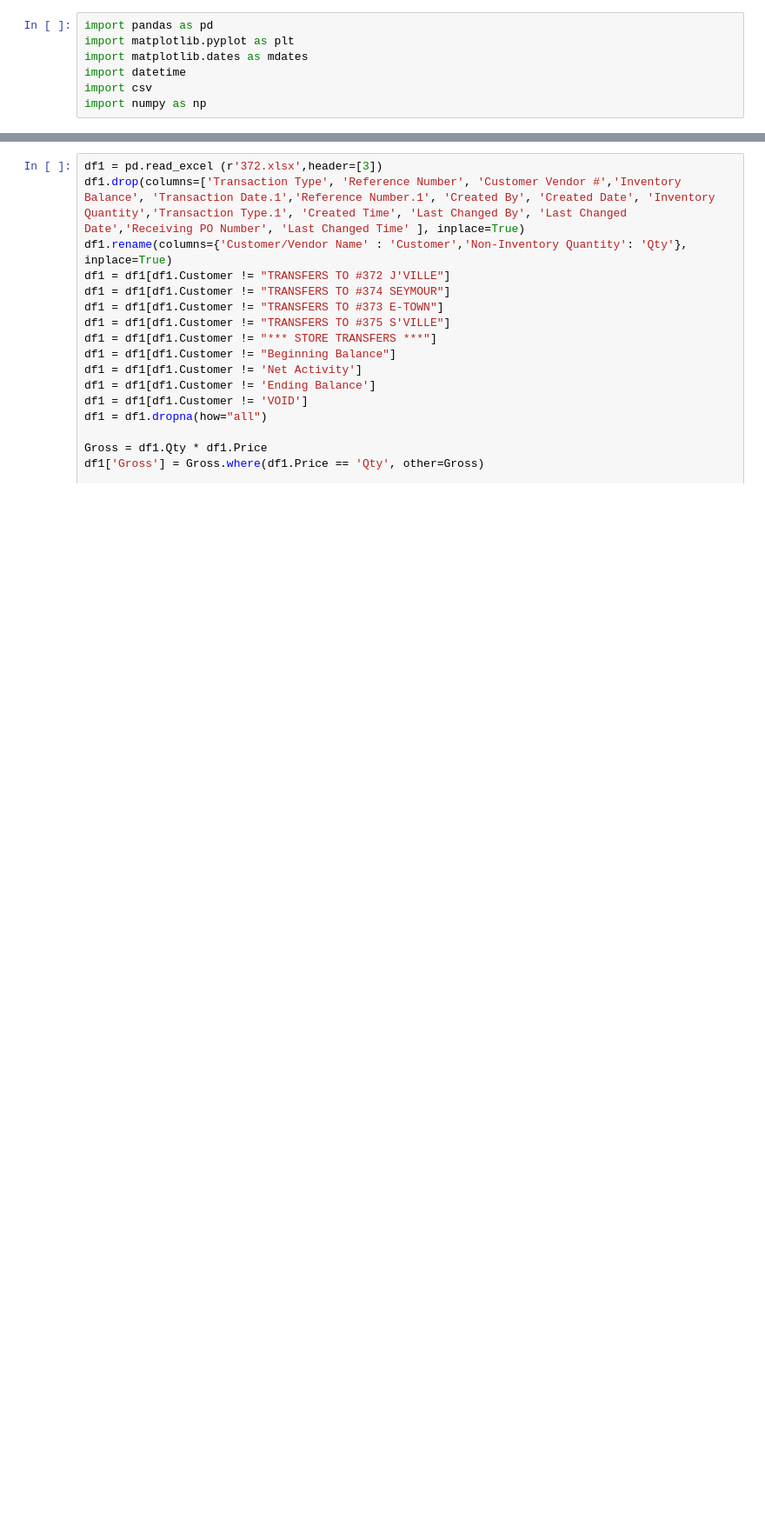
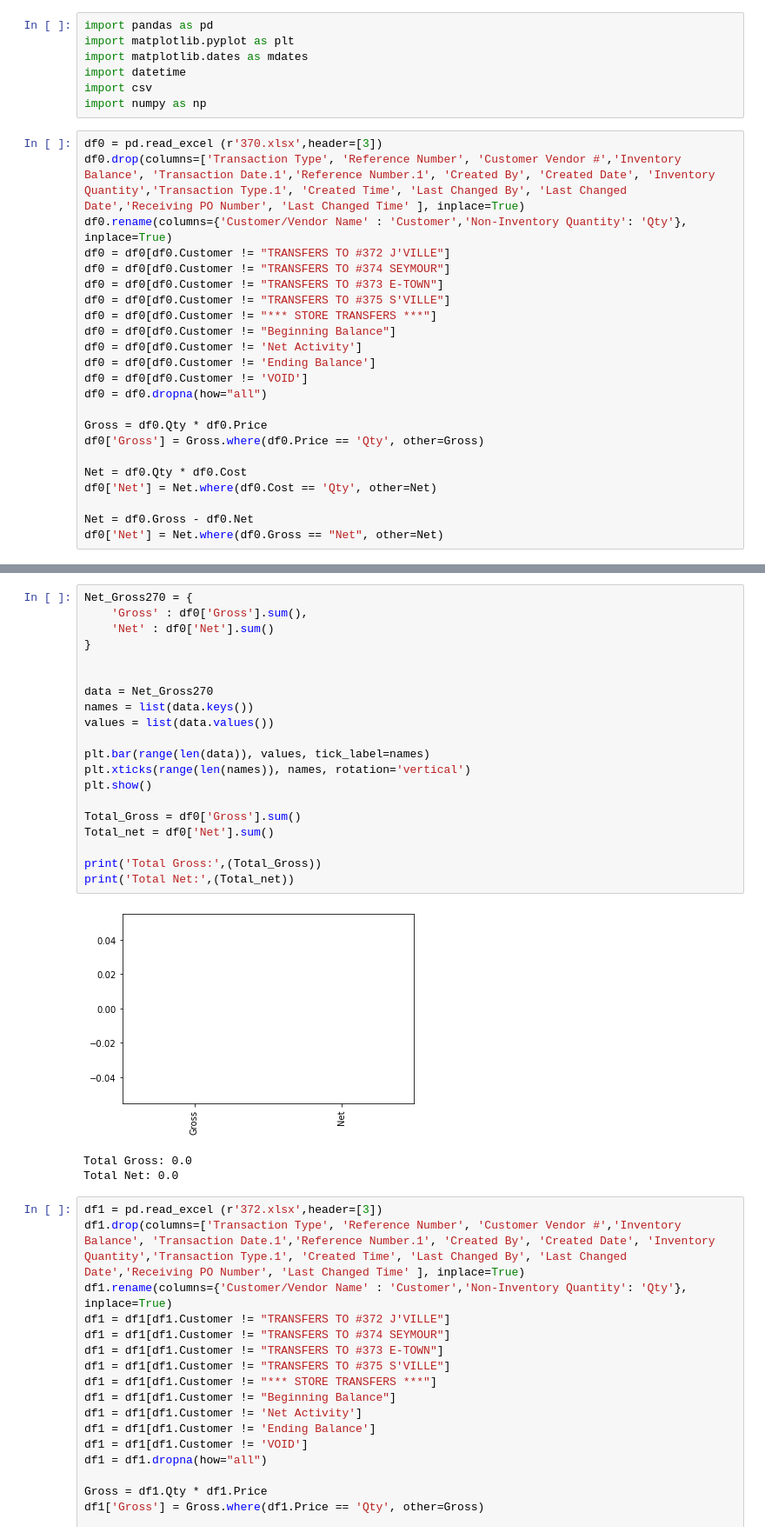
Before and after one commit to dmorton714/vis, a Jupyter notebook: vis.ipynb, the cells around one changed output, grey strips where cells are left out. Shown: that part at 87% size. Saved outputs shown, nothing was run; the diff lists cells and outputs as text; blank space fills up the shorter version.

```diff
--- a/vis.ipynb
+++ b/vis.ipynb
@@ -5,3 +5,26 @@ import matplotlib.dates as mdates
 import datetime
 import csv
 import numpy as np
+# %%
+df0 = pd.read_excel (r'370.xlsx',header=[3])
+df0.drop(columns=['Transaction Type', 'Reference Number', 'Customer Vendor #','Inventory Balance', 'Transaction Date.1','Reference Number.1', 'Created By', 'Created Date', 'Inventory Quantity','Transaction Type.1', 'Created Time', 'Last Changed By', 'Last Changed Date','Receiving PO Number', 'Last Changed Time' ], inplace=True)
+df0.rename(columns={'Customer/Vendor Name' : 'Customer','Non-Inventory Quantity': 'Qty'}, inplace=True)
+df0 = df0[df0.Customer != "TRANSFERS TO #372 J'VILLE"]
+df0 = df0[df0.Customer != "TRANSFERS TO #374 SEYMOUR"]
+df0 = df0[df0.Customer != "TRANSFERS TO #373 E-TOWN"]
+df0 = df0[df0.Customer != "TRANSFERS TO #375 S'VILLE"]
+df0 = df0[df0.Customer != "*** STORE TRANSFERS ***"]
+df0 = df0[df0.Customer != "Beginning Balance"]
+df0 = df0[df0.Customer != 'Net Activity']
+df0 = df0[df0.Customer != 'Ending Balance']
+df0 = df0[df0.Customer != 'VOID']
+df0 = df0.dropna(how="all")
+
+Gross = df0.Qty * df0.Price
+df0['Gross'] = Gross.where(df0.Price == 'Qty', other=Gross)
+
+Net = df0.Qty * df0.Cost
+df0['Net'] = Net.where(df0.Cost == 'Qty', other=Net)
+
+Net = df0.Gross - df0.Net
+df0['Net'] = Net.where(df0.Gross == "Net", other=Net)
@@ -8,3 +35,27 @@ import numpy as np
+# %%
+Net_Gross270 = {
+    'Gross' : df0['Gross'].sum(),
+    'Net' : df0['Net'].sum()
+}
+
+
+data = Net_Gross270
+names = list(data.keys())
+values = list(data.values())
+
+plt.bar(range(len(data)), values, tick_label=names)
+plt.xticks(range(len(names)), names, rotation='vertical')
+plt.show()
+
+Total_Gross = df0['Gross'].sum()
+Total_net = df0['Net'].sum()
+
+print('Total Gross:',(Total_Gross))
+print('Total Net:',(Total_net))
+# %% [output]
+[figure, added]
+Total Gross: 0.0
+Total Net: 0.0
 # %%
 df1 = pd.read_excel (r'372.xlsx',header=[3])
 df1.drop(columns=['Transaction Type', 'Reference Number', 'Customer Vendor #','Inventory Balance', 'Transaction Date.1','Reference Number.1', 'Created By', 'Created Date', 'Inventory Quantity','Transaction Type.1', 'Created Time', 'Last Changed By', 'Last Changed Date','Receiving PO Number', 'Last Changed Time' ], inplace=True)
```
Also changed, not shown: parts of 9 cells of this notebook, 1 other file.
